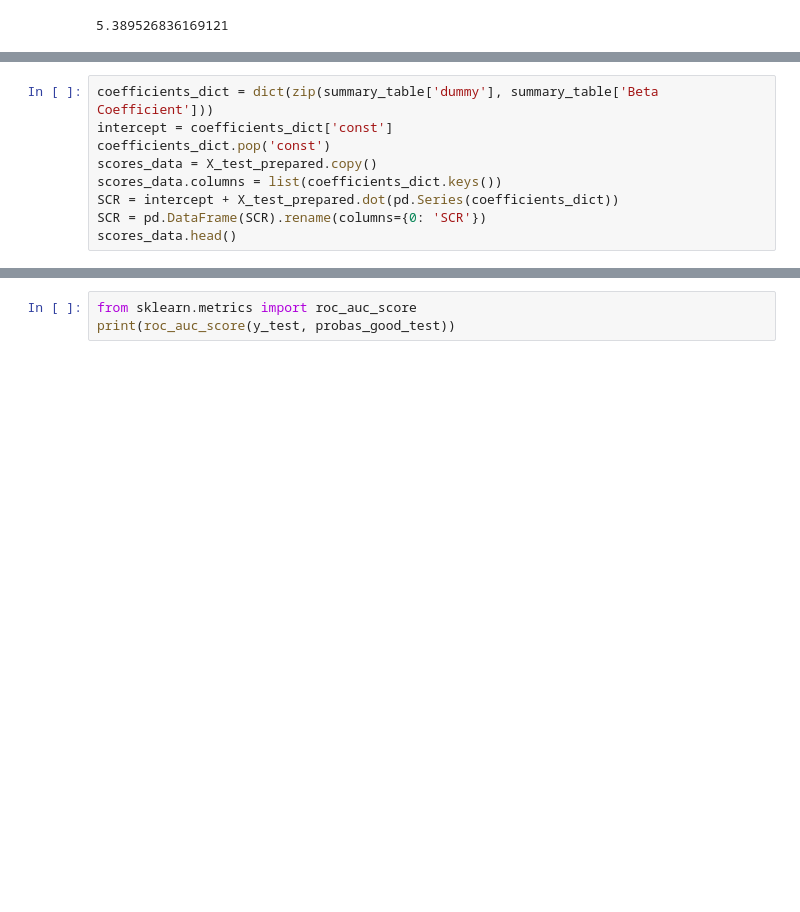
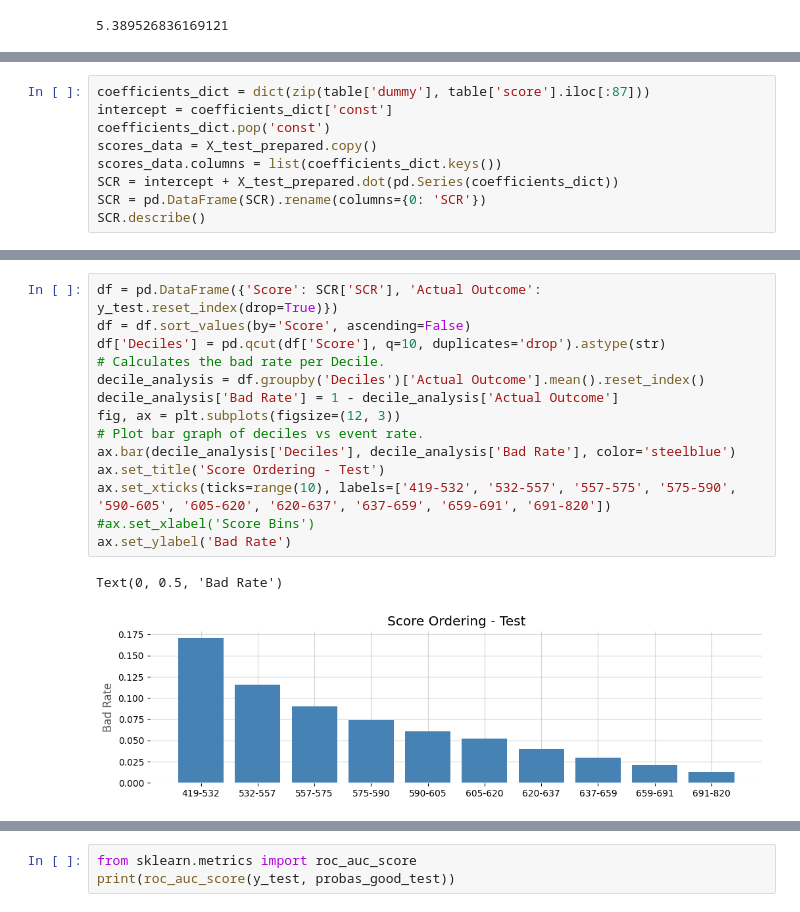
Before and after one commit to allmeidaapedro/Lending-Club-Credit-Scoring, a Jupyter notebook: notebooks/3_pd_modeling.ipynb, the cells around one changed output, grey strips where cells are left out. Cells and saved outputs as stored; diff of their text form; blank space fills up the shorter version.

Commit message:
Scoring and ordering of scores

```diff
--- a/notebooks/3_pd_modeling.ipynb
+++ b/notebooks/3_pd_modeling.ipynb
@@ -671,11 +671,11 @@ table
 | 102 | tot_cur_bal_missing | 0.000000 | NaN | NaN | tot | 0.0 |
 | 103 | mths_since_earliest_cr_line_<=151.0 | 0.000000 | NaN | NaN | mths | 0.0 |
 # %%
-coefficients_dict = dict(zip(summary_table['dummy'], summary_table['Beta Coefficient']))
+coefficients_dict = dict(zip(table['dummy'], table['score'].iloc[:87]))
 intercept = coefficients_dict['const']
 coefficients_dict.pop('const')
 scores_data = X_test_prepared.copy()
 scores_data.columns = list(coefficients_dict.keys())
 SCR = intercept + X_test_prepared.dot(pd.Series(coefficients_dict))
 SCR = pd.DataFrame(SCR).rename(columns={0: 'SCR'})
-scores_data.head()
+SCR.describe()
@@ -681,0 +705,17 @@ scores_data.head()
+# %%
+df = pd.DataFrame({'Score': SCR['SCR'], 'Actual Outcome': y_test.reset_index(drop=True)})
+df = df.sort_values(by='Score', ascending=False)
+df['Deciles'] = pd.qcut(df['Score'], q=10, duplicates='drop').astype(str)
+# Calculates the bad rate per Decile.
+decile_analysis = df.groupby('Deciles')['Actual Outcome'].mean().reset_index()
+decile_analysis['Bad Rate'] = 1 - decile_analysis['Actual Outcome']
+fig, ax = plt.subplots(figsize=(12, 3))
+# Plot bar graph of deciles vs event rate.
+ax.bar(decile_analysis['Deciles'], decile_analysis['Bad Rate'], color='steelblue')
+ax.set_title('Score Ordering - Test')
+ax.set_xticks(ticks=range(10), labels=['419-532', '532-557', '557-575', '575-590', '590-605', '605-620', '620-637', '637-659', '659-691', '691-820'])
+#ax.set_xlabel('Score Bins')
+ax.set_ylabel('Bad Rate')
+# %% [output]
+Text(0, 0.5, 'Bad Rate')
+[figure, added]
```
Also changed, not shown: parts of 3 cells of this notebook.
